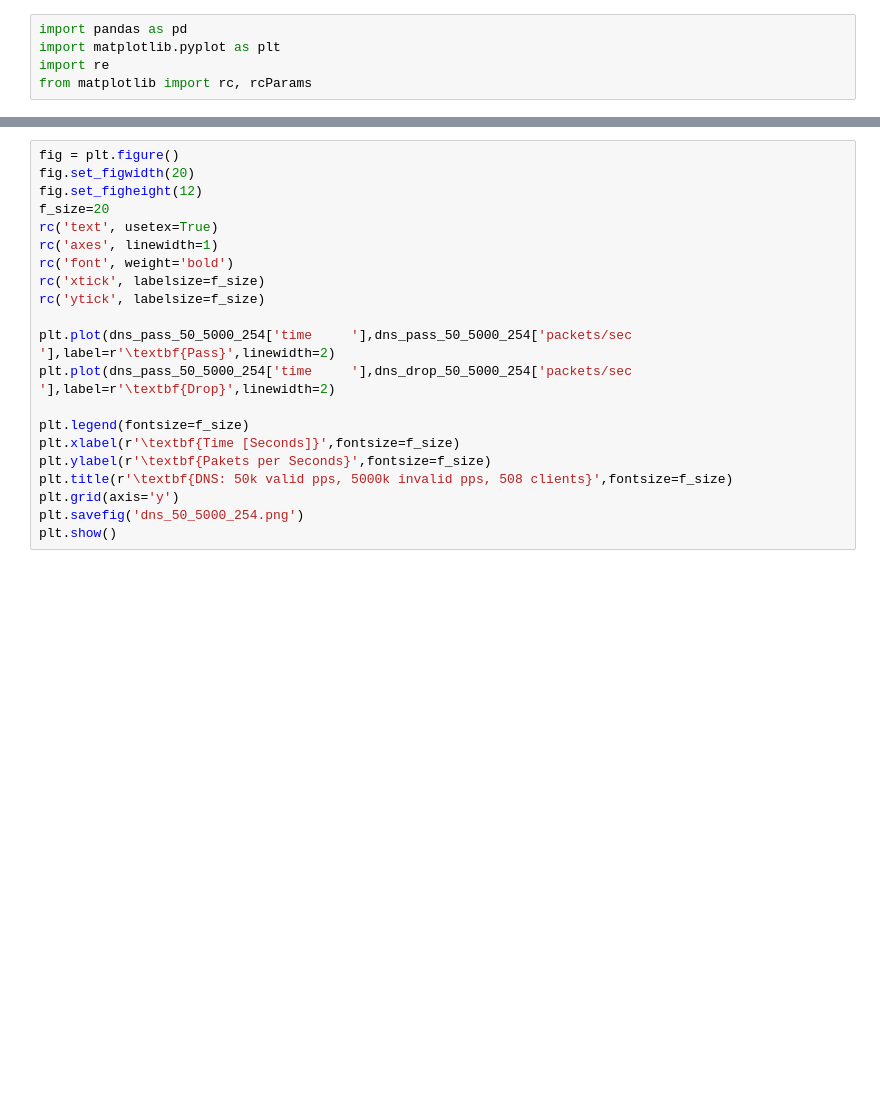
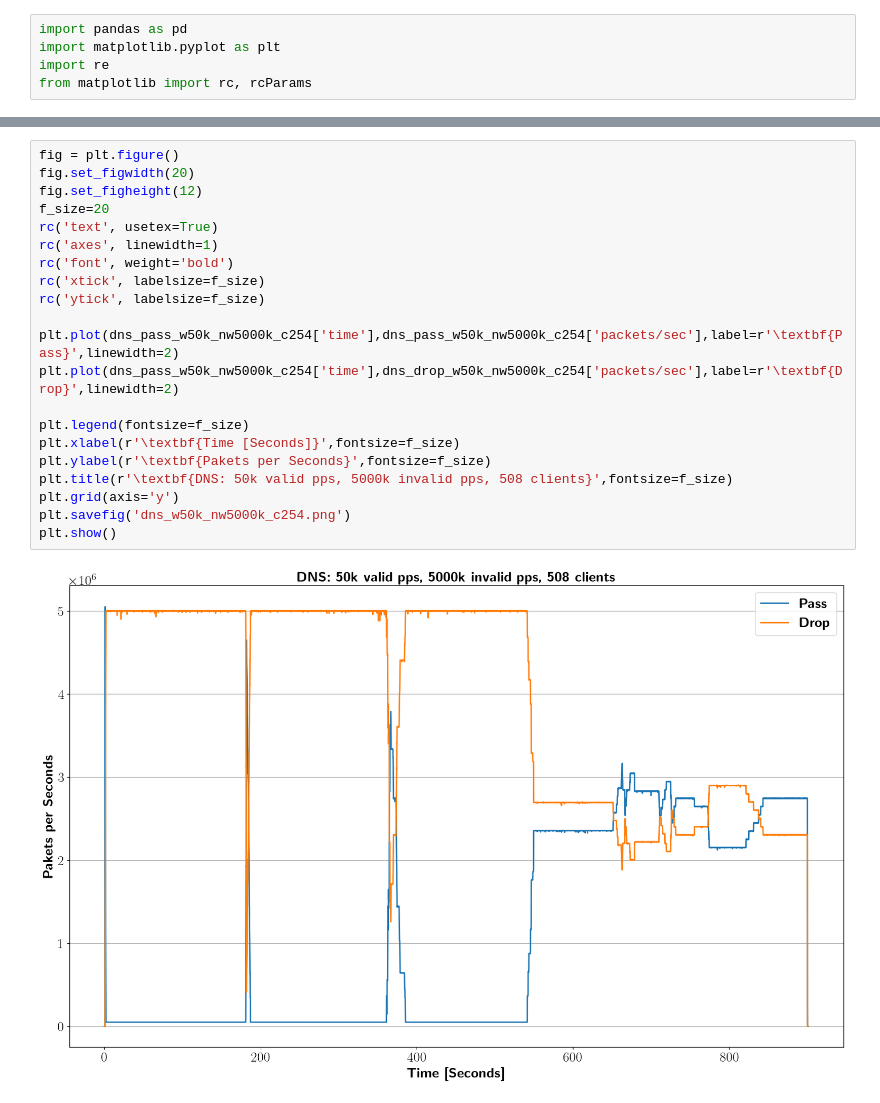
Before and after one commit to DanielVonRauchhaupt/socket_fips, a Jupyter notebook: experiments/Fail2ban_Baseline_Messung.ipynb, the cells around one changed output, grey strips where cells are left out. Drawn from its saved outputs; the diff is of its cells as text; blank space fills up the shorter version.

```diff
--- a/experiments/Fail2ban_Baseline_Messung.ipynb
+++ b/experiments/Fail2ban_Baseline_Messung.ipynb
@@ -69,24 +67,26 @@ plt.show()
 # %%
 fig = plt.figure()
 fig.set_figwidth(20)
 fig.set_figheight(12)
 f_size=20
 rc('text', usetex=True)
 rc('axes', linewidth=1)
 rc('font', weight='bold')
 rc('xtick', labelsize=f_size)
 rc('ytick', labelsize=f_size)
 
-plt.plot(dns_pass_50_5000_254['time     '],dns_pass_50_5000_254['packets/sec       '],label=r'\textbf{Pass}',linewidth=2)
-plt.plot(dns_pass_50_5000_254['time     '],dns_drop_50_5000_254['packets/sec       '],label=r'\textbf{Drop}',linewidth=2)
+plt.plot(dns_pass_w50k_nw5000k_c254['time'],dns_pass_w50k_nw5000k_c254['packets/sec'],label=r'\textbf{Pass}',linewidth=2)
+plt.plot(dns_pass_w50k_nw5000k_c254['time'],dns_drop_w50k_nw5000k_c254['packets/sec'],label=r'\textbf{Drop}',linewidth=2)
 
 plt.legend(fontsize=f_size)
 plt.xlabel(r'\textbf{Time [Seconds]}',fontsize=f_size)
 plt.ylabel(r'\textbf{Pakets per Seconds}',fontsize=f_size)
 plt.title(r'\textbf{DNS: 50k valid pps, 5000k invalid pps, 508 clients}',fontsize=f_size)
 plt.grid(axis='y')
-plt.savefig('dns_50_5000_254.png')
+plt.savefig('dns_w50k_nw5000k_c254.png')
 plt.show()
+# %% [output]
+[figure, added]
 # %%
 fig = plt.figure()
 fig.set_figwidth(20)
```
Also changed, not shown: parts of 12 cells of this notebook.
